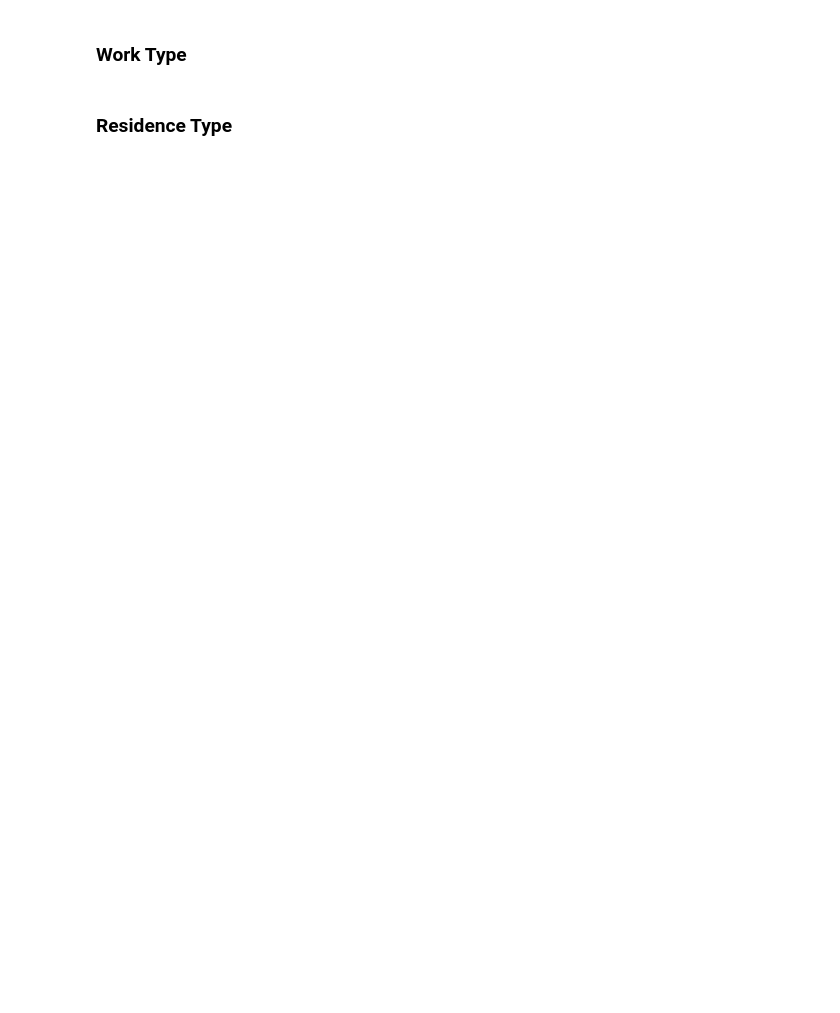
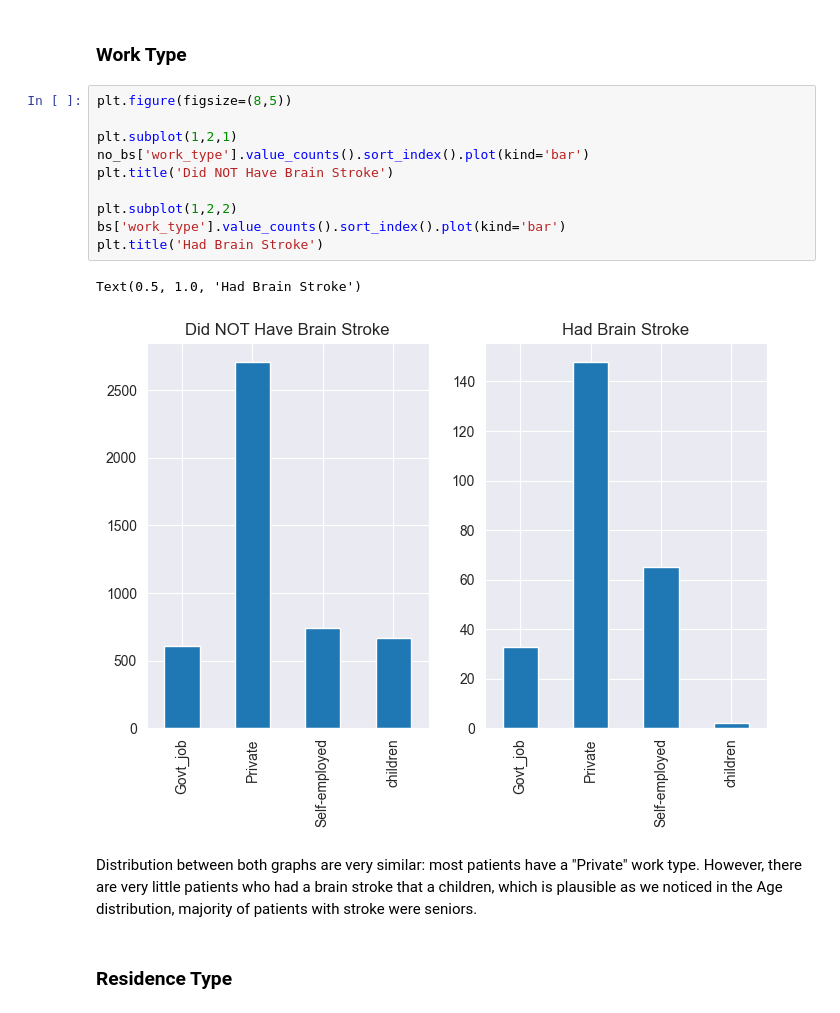
Before and after one commit to leena-kang/brain_stroke_EDA, a Jupyter notebook: Stroke EDA.ipynb, the cells around one changed output. Drawn from its saved outputs; the diff is of its cells as text; blank space fills up the shorter version.

```diff
--- a/Stroke EDA.ipynb
+++ b/Stroke EDA.ipynb
@@ -360,4 +366,19 @@ Though this is noticeable proportion difference between patients who had a heart
 # %% [markdown]
 ### Work Type
+# %%
+plt.figure(figsize=(8,5))
+
+plt.subplot(1,2,1)
+no_bs['work_type'].value_counts().sort_index().plot(kind='bar')
+plt.title('Did NOT Have Brain Stroke')
+
+plt.subplot(1,2,2)
+bs['work_type'].value_counts().sort_index().plot(kind='bar')
+plt.title('Had Brain Stroke')
+# %% [output]
+Text(0.5, 1.0, 'Had Brain Stroke')
+[figure, added]
+# %% [markdown]
+Distribution between both graphs are very similar: most patients have a "Private" work type. However, there are very little patients who had a brain stroke that a children, which is plausible as we noticed in the Age distribution, majority of patients with stroke were seniors.
 # %% [markdown]
 ### Residence Type
```
Also changed, not shown: parts of 24 cells of this notebook.
